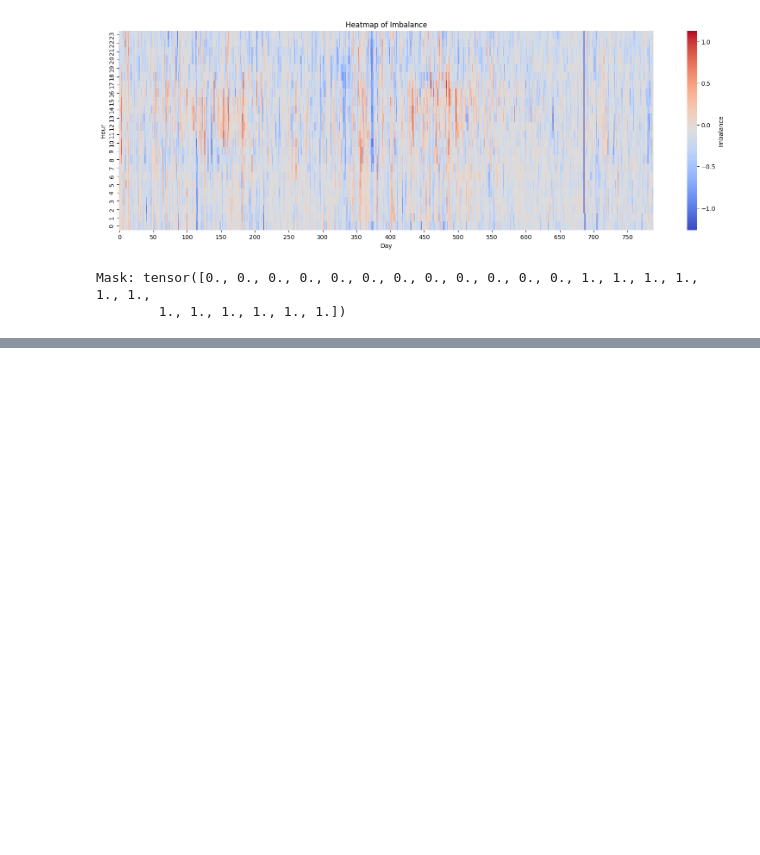
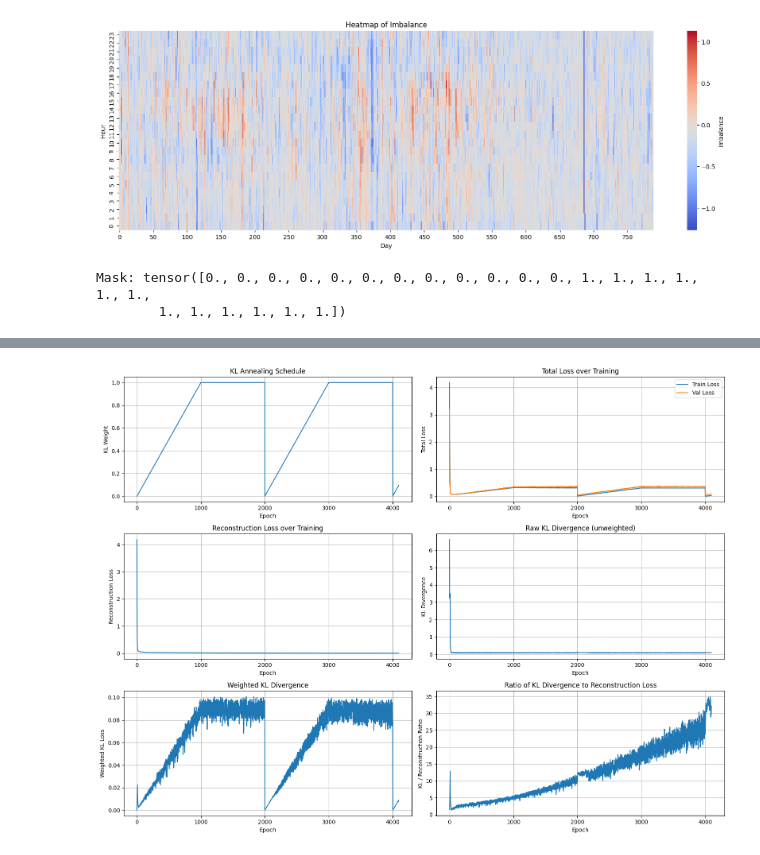
Before and after one commit to ThorneMadsen/Master, a Jupyter notebook: notebooks/MLPVAE.ipynb, the cells around one changed output, grey strips where cells are left out. Cells and saved outputs as stored; diff of their text form; code cells hidden in the pictures; blank space fills up the shorter version.

```diff
--- a/notebooks/MLPVAE.ipynb
+++ b/notebooks/MLPVAE.ipynb
@@ -120,6 +129,14 @@ class CVAE(nn.Module):
         return recon_target, mu, logvar
 # %%
-def loss_function(recon_target, target, mu, logvar):
+def loss_function(recon_target, target, mu, logvar, kl_weight=1.0, min_kl=0.1, return_components=False):
     recon_loss = F.mse_loss(recon_target, target, reduction='mean')
-    kl_loss = -0.5 * torch.mean(1 + logvar - mu.pow(2) - logvar.exp())
-    return recon_loss + kl_loss
+    raw_kl_loss = -0.5 * torch.mean(1 + logvar - mu.pow(2) - logvar.exp())
+
+    # Enforce minimum KL divergence
+    kl_loss = torch.max(raw_kl_loss, torch.tensor(min_kl).to(raw_kl_loss.device))
+
+    total_loss = recon_loss + 3.0 * kl_weight * kl_loss
+
+    if return_components:
+        return total_loss, recon_loss, raw_kl_loss
+    return total_loss
@@ -227,0 +334,58 @@ Epoch 4096/4096, Train Loss: 0.0044, Val Loss: 0.0806
+# %%
+plt.figure(figsize=(16, 12))
+
+# Plot 1: KL weight over time
+plt.subplot(3, 2, 1)
+plt.plot(kl_weights)
+plt.xlabel('Epoch')
+plt.ylabel('KL Weight')
+plt.title('KL Annealing Schedule')
+plt.grid(True)
+
+# Plot 2: Total losses over time
+plt.subplot(3, 2, 2)
+plt.plot(train_losses, label='Train Loss')
+plt.plot(val_losses, label='Val Loss')
+plt.xlabel('Epoch')
+plt.ylabel('Total Loss')
+plt.title('Total Loss over Training')
+plt.legend()
+plt.grid(True)
+
+# Plot 3: Reconstruction loss over time
+plt.subplot(3, 2, 3)
+plt.plot(recon_losses)
+plt.xlabel('Epoch')
+plt.ylabel('Reconstruction Loss')
+plt.title('Reconstruction Loss over Training')
+plt.grid(True)
+
+# Plot 4: Raw KL divergence over time
+plt.subplot(3, 2, 4)
+plt.plot(kl_losses)
+plt.xlabel('Epoch')
+plt.ylabel('KL Divergence')
+plt.title('Raw KL Divergence (unweighted)')
+plt.grid(True)
+
+# Plot 5: Weighted KL divergence over time
+plt.subplot(3, 2, 5)
+plt.plot(weighted_kl_losses)
+plt.xlabel('Epoch')
+plt.ylabel('Weighted KL Loss')
+plt.title('Weighted KL Divergence')
+plt.grid(True)
+
+# Plot 6: Ratio of KL to reconstruction loss
+plt.subplot(3, 2, 6)
+ratio = [kl/recon if recon > 0 else 0 for kl, recon in zip(kl_losses, recon_losses)]
+plt.plot(ratio)
+plt.xlabel('Epoch')
+plt.ylabel('KL / Reconstruction Ratio')
+plt.title('Ratio of KL Divergence to Reconstruction Loss')
+plt.grid(True)
+
+plt.tight_layout()
+plt.show()
+# %% [output]
+[figure, added]
```
Also changed, not shown: parts of 10 cells of this notebook, 1 other file.
